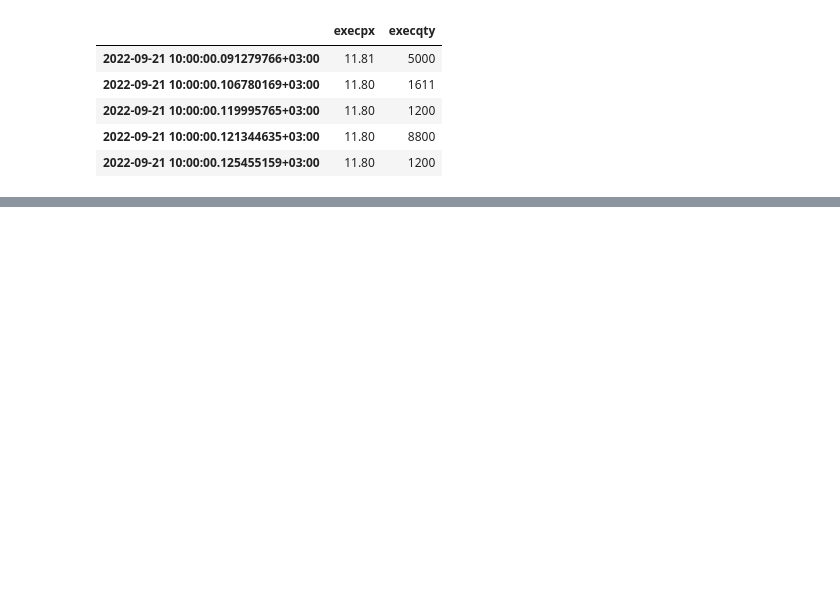
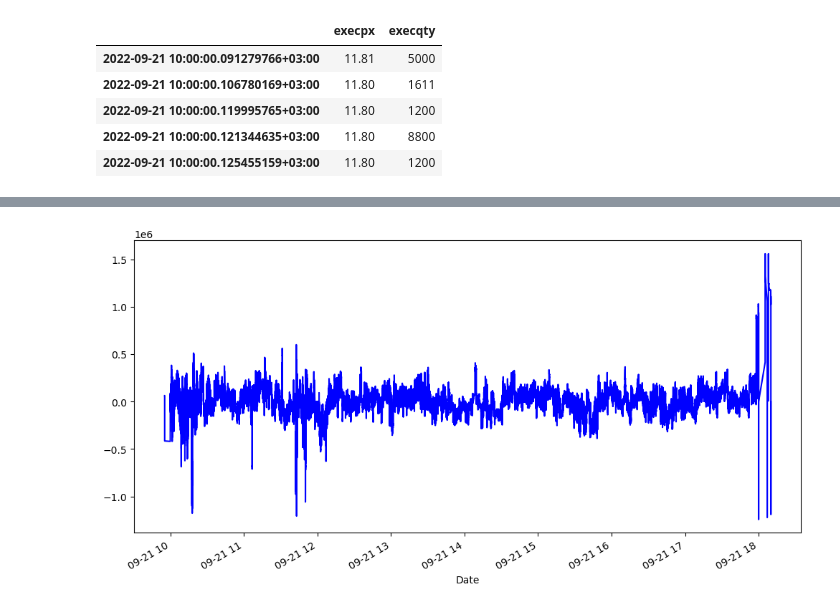
Before and after one commit to personaljss/sampleProj, a Jupyter notebook: main.ipynb, the cells around one changed output, grey strips where cells are left out. Saved outputs shown, nothing was run; the diff lists cells and outputs as text; code cells hidden in the pictures; blank space fills up the shorter version.

```diff
--- a/main.ipynb
+++ b/main.ipynb
@@ -88,0 +169,10 @@ execs.tail()
+# %%
+lob_snaps['buyers_volume']=lob_snaps['bid1qty']+lob_snaps['bid2qty']+lob_snaps['bid3qty']
+lob_snaps['sellers_volume']=lob_snaps['ask1qty']+lob_snaps['ask2qty']+lob_snaps['ask3qty']
+lob_snaps['volume_delta']=lob_snaps['buyers_volume']-lob_snaps['sellers_volume']
+# %%
+plt.figure(figsize=(12, 6))
+lob_snaps['volume_delta'].plot(label='volume delta', color='blue')
+plt.show()
+# %% [output]
+[figure, added]
```
Also changed, not shown: parts of 14 cells of this notebook, 6 other files.
